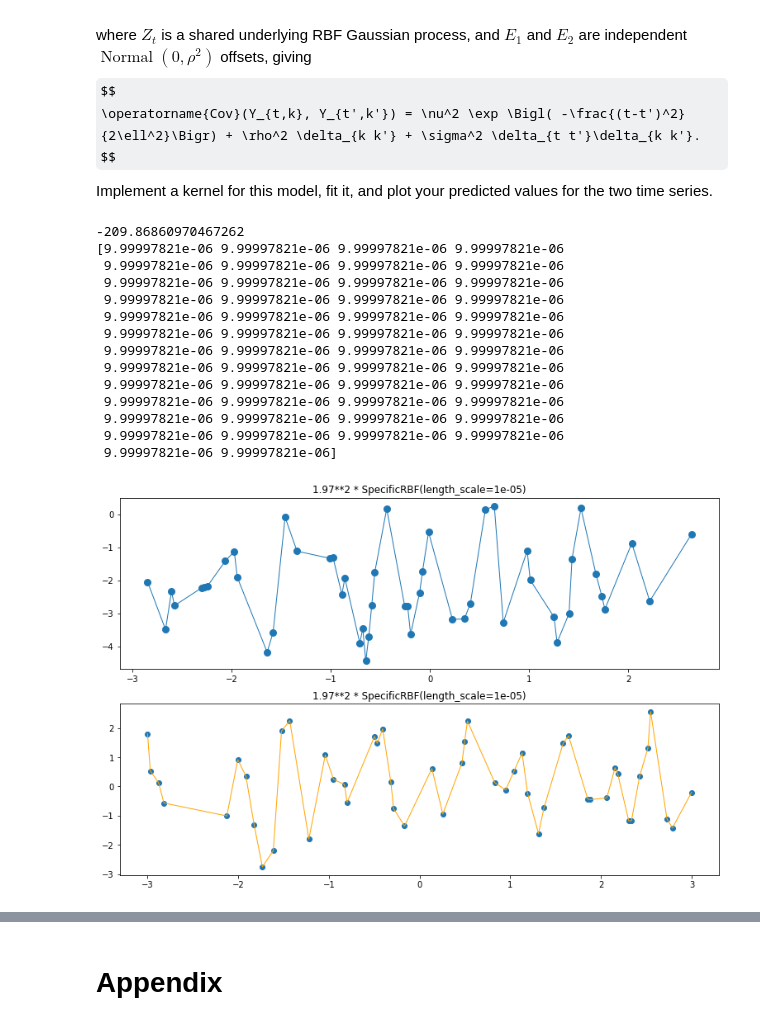
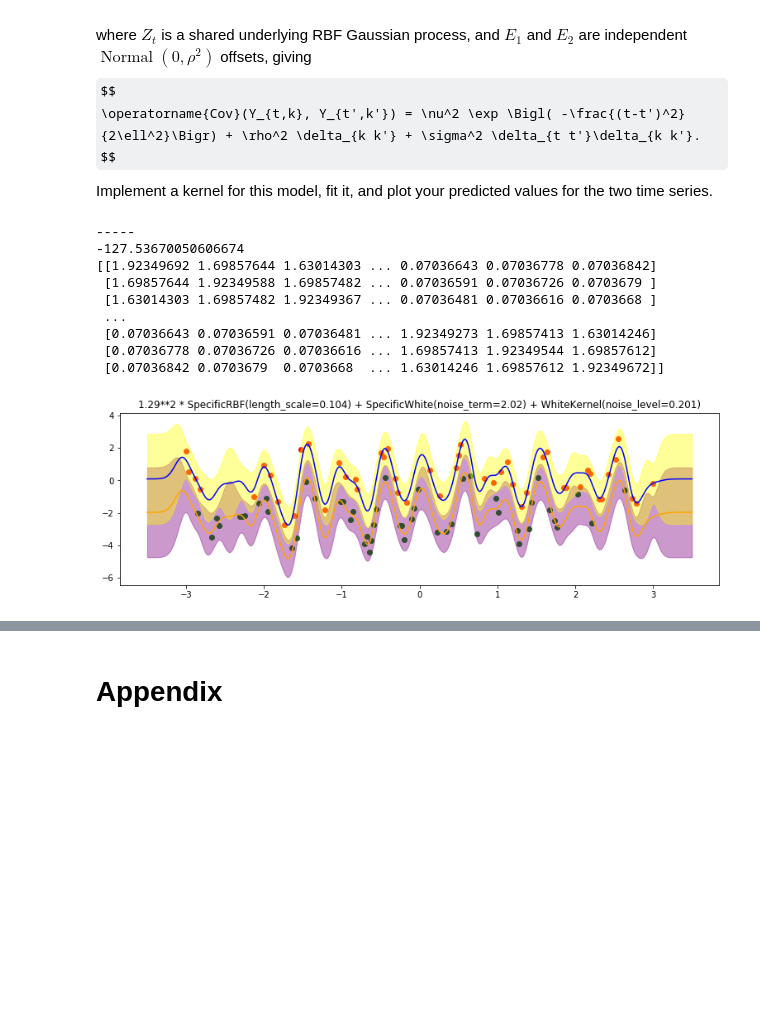
Before and after one commit to JCobbles/pml-courseworks, a Jupyter notebook: coursework1.ipynb, the cells around one changed output, grey strips where cells are left out. Cells and saved outputs as stored; diff of their text form; code cells hidden in the pictures; some formulas as TeX source; blank space fills up the shorter version.

```diff
--- a/coursework1.ipynb
+++ b/coursework1.ipynb
@@ -59,7 +59,7 @@ def gen_kernel(ν, σ, λ):
     return ν**2 * gp.kernels.RBF(length_scale=λ) + gp.kernels.WhiteKernel(noise_level=σ)
 # %%
 # To import a .mat file from a URL:
-plt.figure(figsize=(13, 6))
+plt.figure(figsize=(13, 5))
 r = requests.get('http://mlg.eng.cam.ac.uk/teaching/4f13/1920/cw/cw1a.mat')
 with io.BytesIO(r.content) as f:
     data = scipy.io.loadmat(f)
@@ -69,7 +69,7 @@ with io.BytesIO(r.content) as f:
     print(gpr.log_marginal_likelihood())
 
 
-    x_pred = np.linspace(min(x), max(x), 100)
+    x_pred = np.linspace(min(x)-1, max(x)+1, 100)
     y_pred, y_cov = gpr.predict(x_pred.reshape(100,1), return_cov=True)
     y_pred = y_pred.reshape(100,)
     y_var = np.sqrt(np.diag(y_cov))
@@ -386,66 +376,67 @@ class SpecificDelta(gp.kernels.Kernel):
 # %%
 plt.figure(figsize=(13, 13))
 
 # Retrieve Data and Combine Data
 twoseries = pd.read_csv('https://raw.githubusercontent.com/damonjw/probml/master/data/twoseries.csv')
 t,k,y = twoseries['t'].values, twoseries['k'].values, twoseries['y'].values
 X = np.c_[t,k]
+condition = X[:,1] == 1
+neg_condition = np.logical_not(condition)
+t1 = np.extract(condition, t)
+y1 = np.extract(condition, y)
+t2 = np.extract(neg_condition, t)
+y2 = np.extract(neg_condition, y)
 
 # Formulate Kernel
 C = gp.kernels.ConstantKernel
 ν = 1
-kernel = ν ** 2 * SpecificRBF() + C() * SpecificDelta(index=1) + C() * SpecificDelta(index=0) * SpecificDelta(index=1)
-kernel = ν ** 2 * SpecificRBF()
+kernel = ν ** 2 * SpecificRBF(length_scale=0.1) + SpecificWhite(noise_term=2) + gp.kernels.WhiteKernel()
+#kernel = ν ** 2 * SpecificRBF() + SpecificDelta(index=1)
+
 gpr = gp.GaussianProcessRegressor(kernel=kernel)
 gpr.fit(X, y)
+print('-----')
 print(gpr.log_marginal_likelihood())
 
-condition = X[:,1] == 1
-neg_condition = np.logical_not(condition)
 
-y_pred, y_cov = gpr.predict(X, return_cov=True)
-y_var = np.sqrt(np.diag(y_cov))
+n = 400
+t_pred = np.linspace(min(t)-0.5, max(t)+0.5, num=n)
 
-t1 = np.extract(condition, X[:, 0])
-y_pred1 = np.extract(condition, y_pred)
-y1 = np.extract(condition, y)
-y_var1 = np.extract(condition, y_var)
+X_pred1 = np.c_[t_pred, [1 for _ in range(n)]]
+X_pred2 = np.c_[t_pred, [2 for _ in range(n)]]
 
-t2 = np.extract(neg_condition, X[:, 0])
-y_pred2 = np.extract(neg_condition, y_pred)
-y2 = np.extract(neg_condition, y)
-y_var2 = np.extract(neg_condition, y_var)
+y_pred1, y_cov1 = gpr.predict(X_pred1, return_cov=True)
+y_pred2, y_cov2 = gpr.predict(X_pred2, return_cov=True)
 
-print(y_var2)
+y_var1 = np.sqrt(np.diag(y_cov1))
+y_var2 = np.sqrt(np.diag(y_cov2))
+
+
+print(y_cov2)
 plt.subplot(3, 1, 1)
-plt.scatter(t1, y1, linewidth=3)
-plt.plot(t1, y_pred1, linewidth=1)
+plt.scatter(t1, y1, color='green')
+plt.scatter(t2, y2, color='red')
+
+plt.plot(t_pred, y_pred1, color='orange')
 plt.title(gpr.kernel_)
-plt.fill_between(t1, y_pred1 + 2*y_var1, y_pred1- 2*y_var1, alpha=0.4)
+plt.fill_between(t_pred, y_pred1 + 2*y_var1, y_pred1- 2*y_var1, alpha=0.4, color='purple')
 
-plt.subplot(3, 1, 2)
-plt.scatter(t2, y2)
-plt.plot(t2, y_pred2, linewidth=1, color='orange')
+plt.plot(t_pred, y_pred2, color='blue')
 plt.title(gpr.kernel_)
-plt.fill_between(t2, y_pred2+ 2*y_var2, y_pred2- 2*y_var2, alpha=0.4)
+plt.fill_between(t_pred, y_pred2+ 2*y_var2, y_pred2- 2*y_var2, alpha=0.4, color='yellow')
 
 print()
 # %% [output]
--209.86860970467262
-[9.99997821e-06 9.99997821e-06 9.99997821e-06 9.99997821e-06
- 9.99997821e-06 9.99997821e-06 9.99997821e-06 9.99997821e-06
- 9.99997821e-06 9.99997821e-06 9.99997821e-06 9.99997821e-06
- 9.99997821e-06 9.99997821e-06 9.99997821e-06 9.99997821e-06
- 9.99997821e-06 9.99997821e-06 9.99997821e-06 9.99997821e-06
- 9.99997821e-06 9.99997821e-06 9.99997821e-06 9.99997821e-06
- 9.99997821e-06 9.99997821e-06 9.99997821e-06 9.99997821e-06
- 9.99997821e-06 9.99997821e-06 9.99997821e-06 9.99997821e-06
- 9.99997821e-06 9.99997821e-06 9.99997821e-06 9.99997821e-06
- 9.99997821e-06 9.99997821e-06 9.99997821e-06 9.99997821e-06
- 9.99997821e-06 9.99997821e-06 9.99997821e-06 9.99997821e-06
- 9.99997821e-06 9.99997821e-06 9.99997821e-06 9.99997821e-06
- 9.99997821e-06 9.99997821e-06]
+-----
+-127.53670050606674
+[[1.92349692 1.69857644 1.63014303 ... 0.07036643 0.07036778 0.07036842]
+ [1.69857644 1.92349588 1.69857482 ... 0.07036591 0.07036726 0.0703679 ]
+ [1.63014303 1.69857482 1.92349367 ... 0.07036481 0.07036616 0.0703668 ]
+ ...
+ [0.07036643 0.07036591 0.07036481 ... 1.92349273 1.69857413 1.63014246]
+ [0.07036778 0.07036726 0.07036616 ... 1.69857413 1.92349544 1.69857612]
+ [0.07036842 0.0703679  0.0703668  ... 1.63014246 1.69857612 1.92349672]]
-[figure, old version]
+[figure, new version]
 # %% [markdown]
 <div style="height: 15em"></div>
 # %% [markdown]
```
Also changed, not shown: parts of 4 cells of this notebook.
